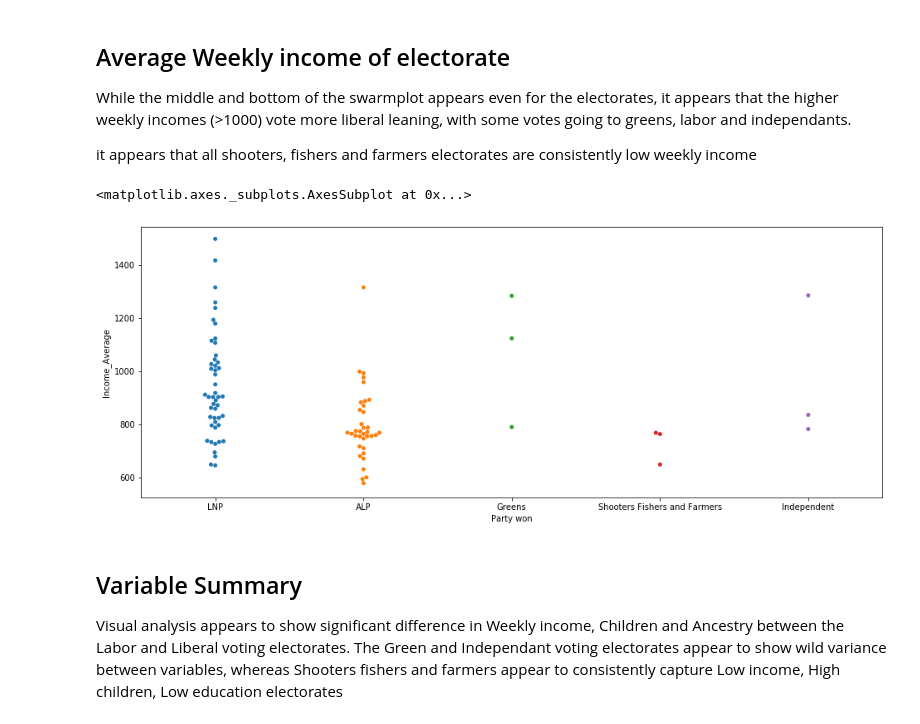
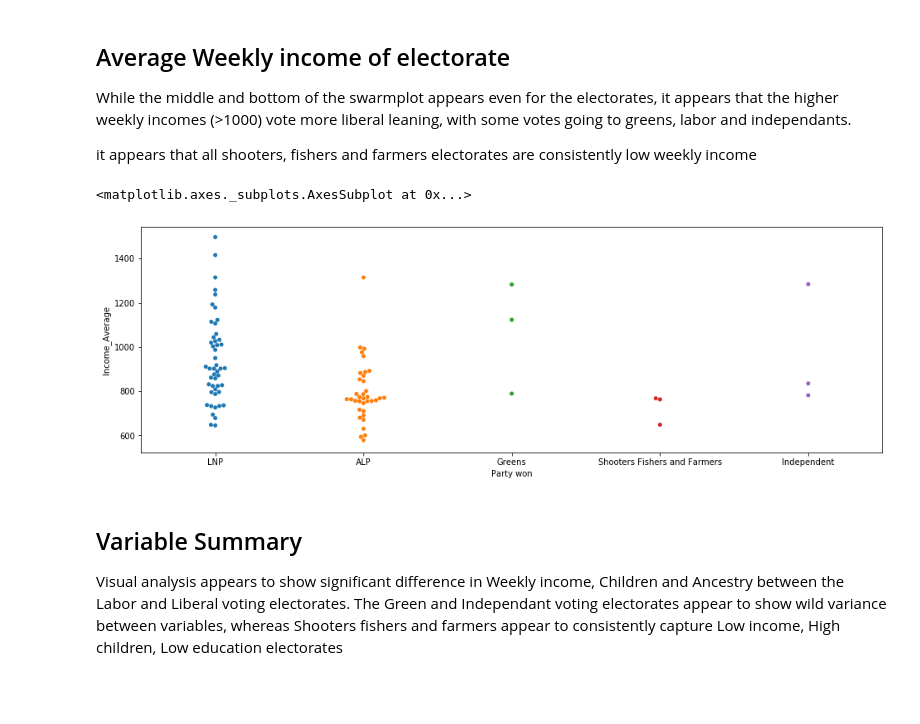
Before and after one commit to garyliu427/data-science-project-2019, a Jupyter notebook: Final_Report.ipynb, the cells around one changed output. Cells and saved outputs as stored; diff of their text form; code cells hidden in the pictures; blank space fills up the shorter version.

```diff
--- a/Final_Report.ipynb
+++ b/Final_Report.ipynb
@@ -161,11 +161,11 @@ While the middle and bottom of the swarmplot appears even for the electorates, i
 
 it appears that all shooters, fishers and farmers electorates are consistently low weekly income
 # %%
-plt.figure(figsize=(16, 6))
+plt.figure(figsize=(16, 5))
 sns.swarmplot(x='Party won', y='Income_Average', data=NSWResult)
 # %% [output]
 <matplotlib.axes._subplots.AxesSubplot at 0x...>
-[figure, old version]
+[figure, new version]
 # %% [markdown]
 ## Variable Summary
 
```
Also changed, not shown: parts of 4 cells of this notebook.
